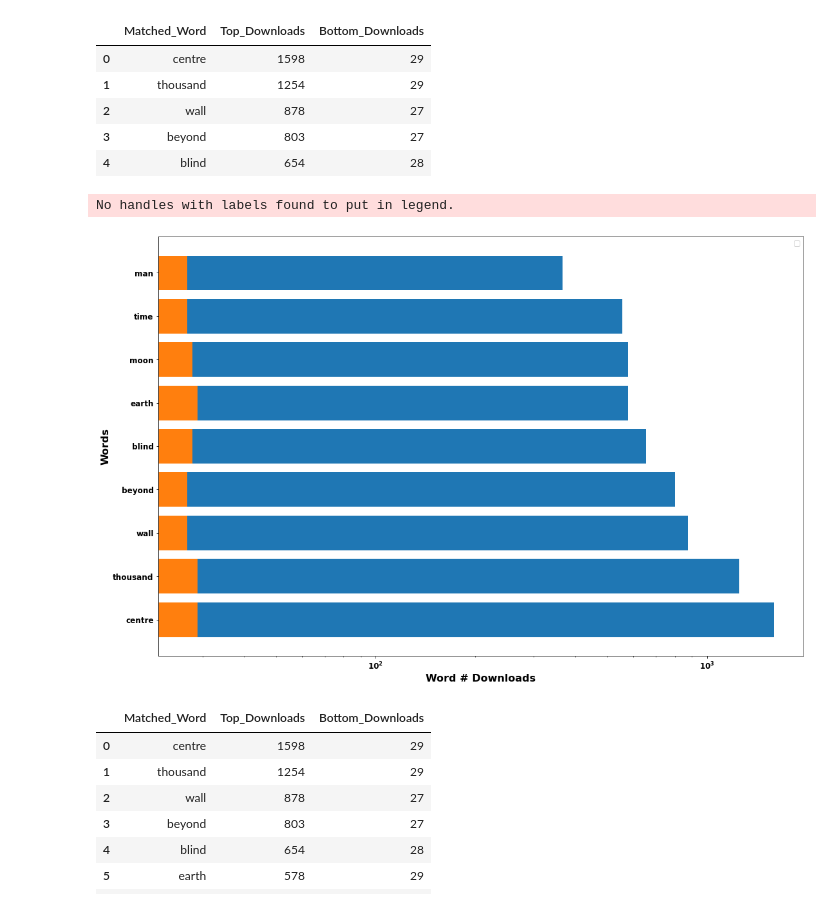
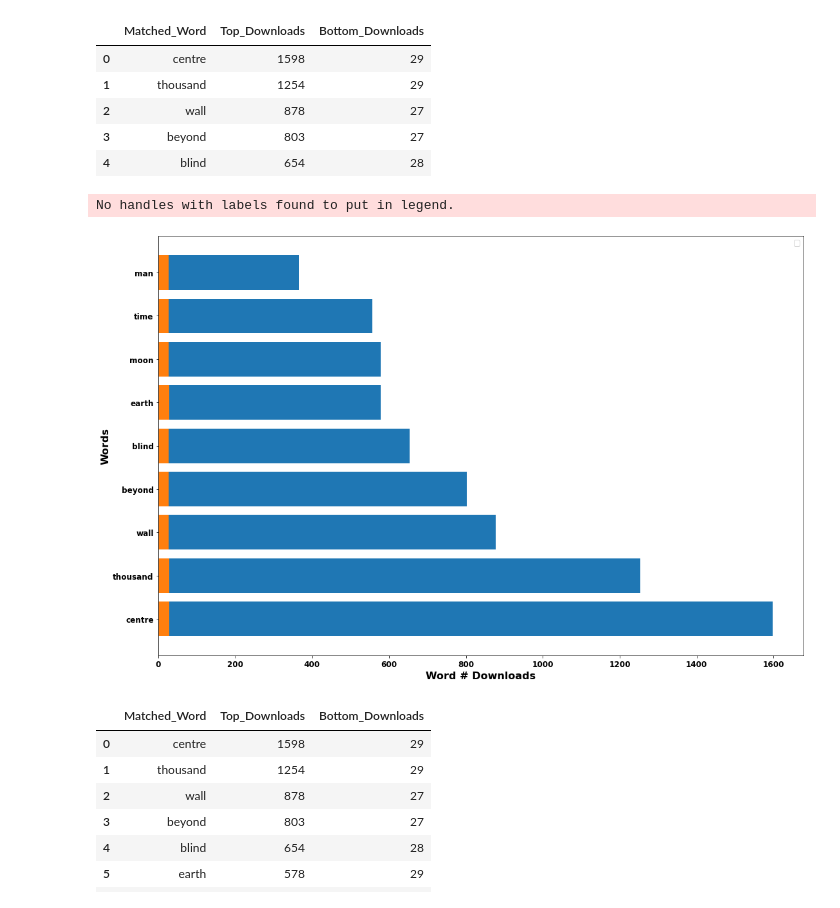
Before and after one commit to clay-jones/datamining_project, a Jupyter notebook: Title_Based_Download_Prediction.ipynb, the cells around one changed output. Drawn from its saved outputs; the diff is of its cells as text; code cells hidden in the pictures.

```diff
--- a/Title_Based_Download_Prediction.ipynb
+++ b/Title_Based_Download_Prediction.ipynb
@@ -605,17 +605,16 @@ common_words.head()
 # %%
 top_common_words_size = 10
 top_common_words = common_words.head(top_common_words_size)
 plt.figure(figsize=(18,12))
 plt.barh(top_common_words.Matched_Word, top_common_words.Top_Downloads)
 plt.barh(top_common_words.Matched_Word, top_common_words.Bottom_Downloads)
 plt.xlabel('Word # Downloads', fontsize=graph_label_font_size, fontweight="bold")
 plt.ylabel('Words', fontsize=graph_label_font_size, fontweight="bold")
-plt.xscale('log')
 plt.legend()
 plt.show()
 # %% [output]
 No handles with labels found to put in legend.
-[figure, old version]
+[figure, new version]
 # %%
 top_common_words
 # %% [output]
```
